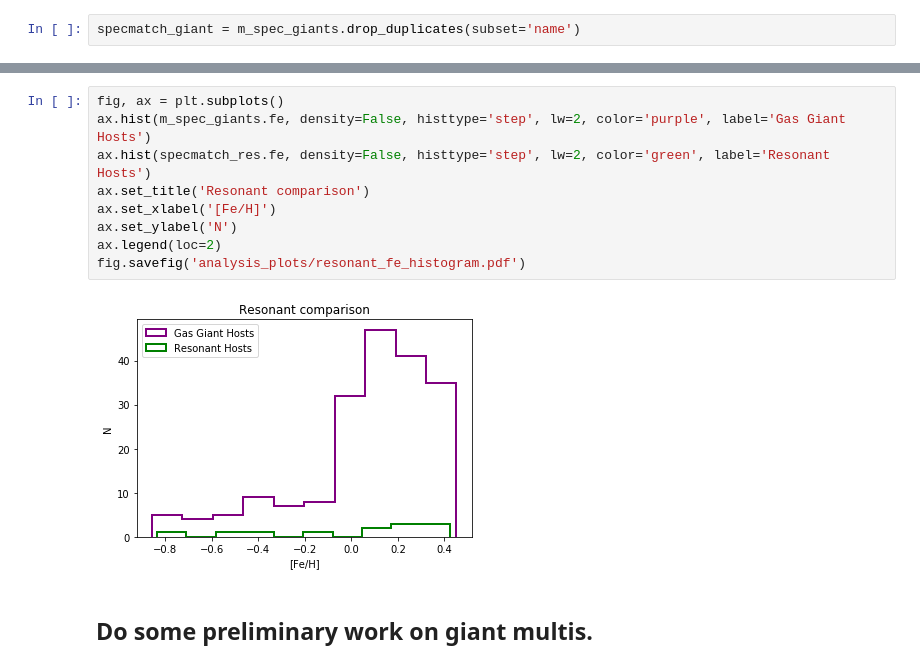
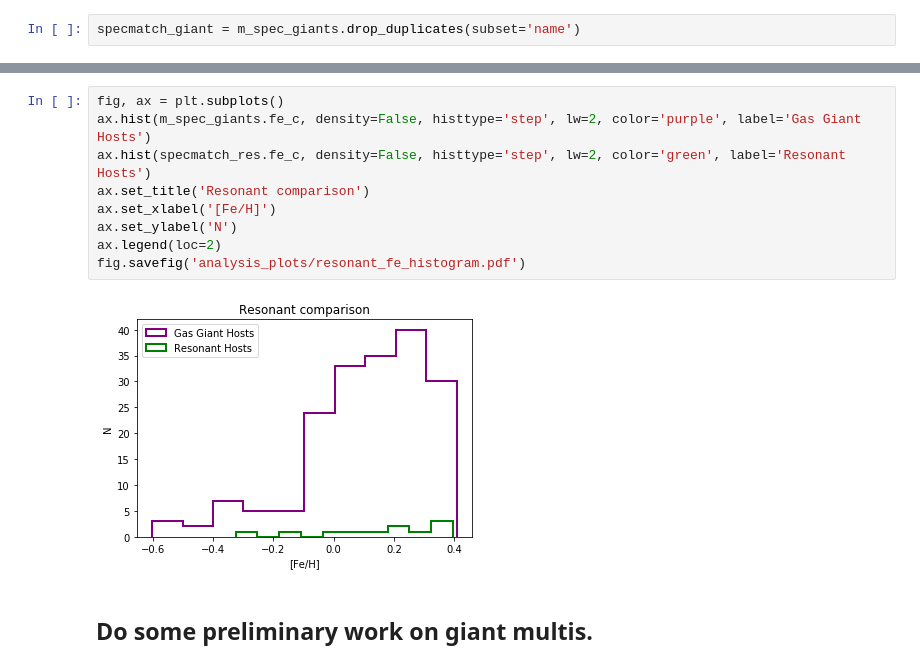
Before and after one commit to leerosenthalj/CLSI, a Jupyter notebook: Notebook_Statistics.ipynb, the cells around one changed output, grey strips where cells are left out. Saved outputs shown, nothing was run; the diff lists cells and outputs as text.

```diff
--- a/Notebook_Statistics.ipynb
+++ b/Notebook_Statistics.ipynb
@@ -1602,14 +1590,14 @@ len(specmatch_giant)
 # %%
 fig, ax = plt.subplots()
-ax.hist(m_spec_giants.fe, density=False, histtype='step', lw=2, color='purple', label='Gas Giant Hosts')
-ax.hist(specmatch_res.fe, density=False, histtype='step', lw=2, color='green', label='Resonant Hosts')
+ax.hist(m_spec_giants.fe_c, density=False, histtype='step', lw=2, color='purple', label='Gas Giant Hosts')
+ax.hist(specmatch_res.fe_c, density=False, histtype='step', lw=2, color='green', label='Resonant Hosts')
 ax.set_title('Resonant comparison')
 ax.set_xlabel('[Fe/H]')
 ax.set_ylabel('N')
 ax.legend(loc=2)
 fig.savefig('analysis_plots/resonant_fe_histogram.pdf')
 # %% [output]
-[figure, old version]
+[figure, new version]
 # %% [markdown]
 ## Do some preliminary work on giant multis.
 # %%
```
Also changed, not shown: parts of 17 cells of this notebook, 2 other files.
